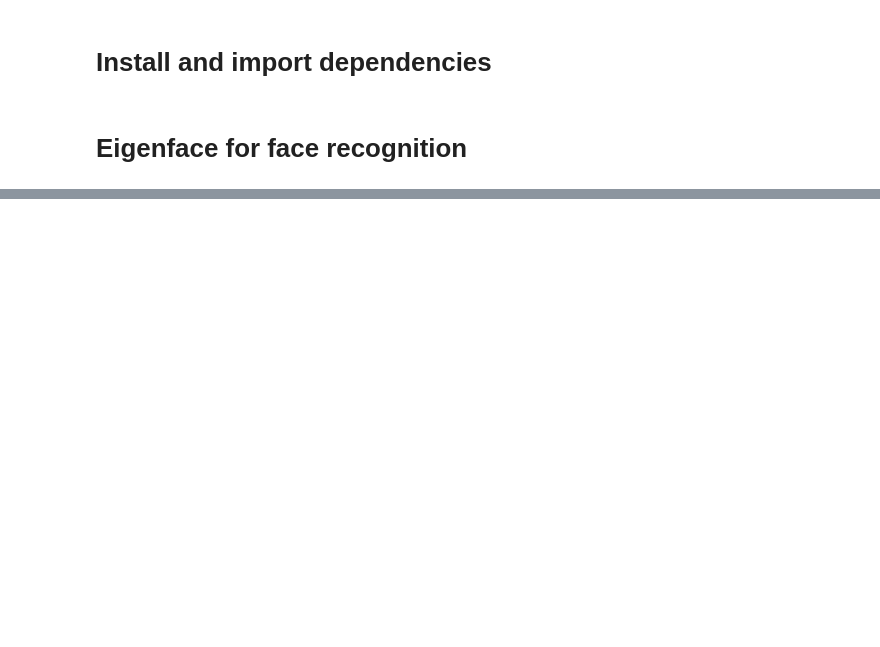
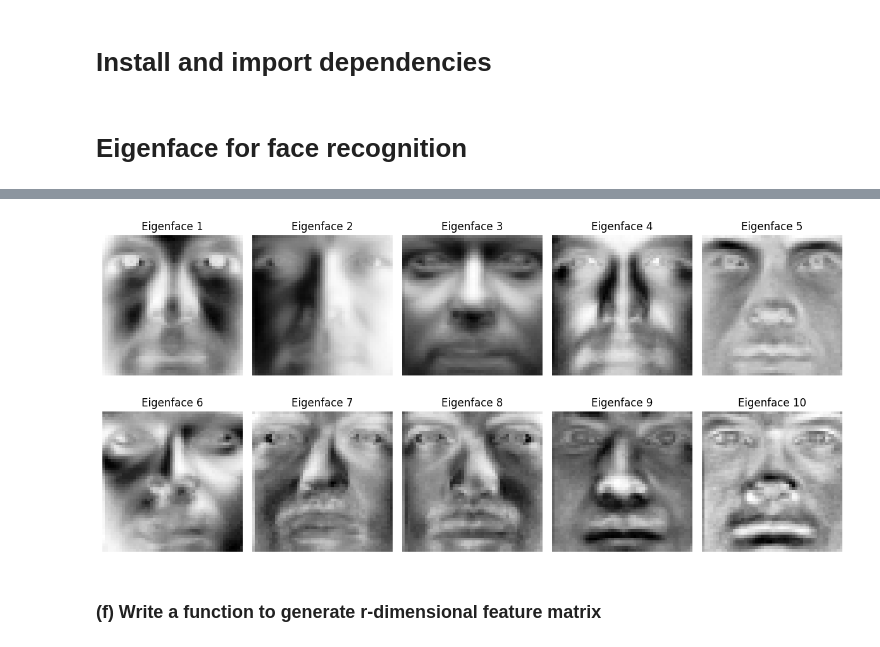
Before and after one commit to Iakovos0997/Eigenface-for-face-recognition, a Jupyter notebook: A3.ipynb, the cells around one changed output, grey strips where cells are left out. Cells and saved outputs as stored; diff of their text form; code cells hidden in the pictures; blank space fills up the shorter version.

```diff
--- a/A3.ipynb
+++ b/A3.ipynb
@@ -93,0 +150,35 @@ plt.show()
+# %%
+import numpy as np
+import matplotlib.pyplot as plt
+import matplotlib.cm as cm
+
+# Compute covariance matrix X^T X. cov_matrix = (X^T * X)
+cov_matrix = np.dot(muless_train.T, muless_train)  # Shape (2500, 2500)
+
+# (X^T * X) = V * A * V^T
+# eigenvalues = A
+# eigenvectors = V
+# Compute eigenvalues and eigenvectors (https://numpy.org/doc/stable/reference/generated/numpy.linalg.eigh.html)
+eigenvalues, eigenvectors = np.linalg.eigh(cov_matrix)
+
+# Sort eigenvectors by eigenvalues in descending order
+sorted_indices = np.argsort(eigenvalues)[::-1]
+eigenvectors = eigenvectors[:, sorted_indices]  # Columns are eigenfaces
+# %%
+# Extract the top 10 eigenfaces (first 10 columns)
+top_10_eigenfaces = eigenvectors[:, :10]  # Shape (2500, 10)
+
+# Plot the first 10 eigenfaces
+fig, axes = plt.subplots(2, 5, figsize=(12, 6))  # 2 rows, 5 columns
+
+for i, ax in enumerate(axes.flat):
+    ax.imshow(top_10_eigenfaces[:, i].reshape(50, 50), cmap=cm.Greys_r)
+    ax.set_title(f"Eigenface {i+1}")
+    ax.axis("off")  # Hide axis ticks
+
+plt.tight_layout()
+plt.show()
+# %% [output]
+[figure, added]
+# %% [markdown]
+### (f) Write a function to generate r-dimensional feature matrix
```
Also changed, not shown: parts of 20 cells of this notebook.
